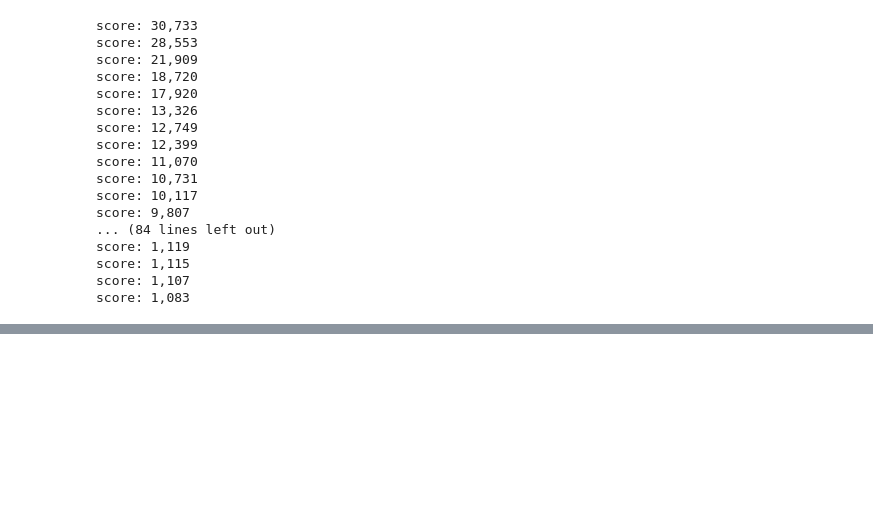
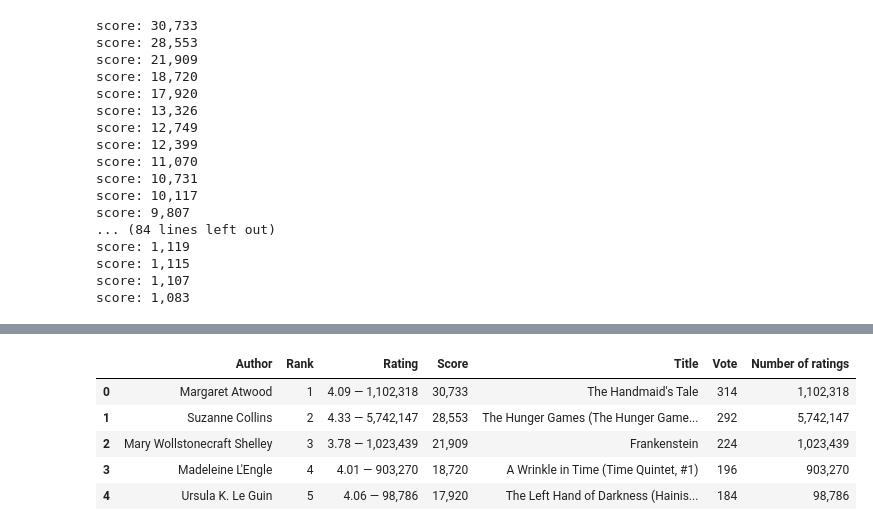
Before and after one commit to kandilysnc/foundations_homework, a Jupyter notebook: 08-homework/FEMALE_AUTHORS.ipynb, the cells around one changed output, grey strips where cells are left out. Saved outputs shown, nothing was run; the diff lists cells and outputs as text; code cells hidden in the pictures; blank space fills up the shorter version.

```diff
--- a/08-homework/FEMALE_AUTHORS.ipynb
+++ b/08-homework/FEMALE_AUTHORS.ipynb
@@ -168,0 +203,3 @@ sorted_votes
+# %%
+df['Score'] = df['Score'].str.replace("score:", " ", case = False)
+df.head()
@@ -168,0 +213,3 @@ sorted_votes
+# %%
+df['Vote'] = df['Vote'].str.replace("people voted", " ", case = False)
+df.head()
@@ -168,0 +243,10 @@ sorted_votes
+# %%
+df["Number of ratings"] = df['Rating'].str.extract(r"—(.*)", expand=True)
+df.head()
+# %% [output]
+|  | Author | Rank | Rating | Score | Title | Vote | Number of ratings |
+| 0 | Margaret Atwood | 1 | 4.09 — 1,102,318 | 30,733 | The Handmaid's Tale | 314 | 1,102,318 |
+| 1 | Suzanne Collins | 2 | 4.33 — 5,742,147 | 28,553 | The Hunger Games (The Hunger Game... | 292 | 5,742,147 |
+| 2 | Mary Wollstonecraft Shelley | 3 | 3.78 — 1,023,439 | 21,909 | Frankenstein | 224 | 1,023,439 |
+| 3 | Madeleine L'Engle | 4 | 4.01 — 903,270 | 18,720 | A Wrinkle in Time (Time Quintet, #1) | 196 | 903,270 |
+| 4 | Ursula K. Le Guin | 5 | 4.06 — 98,786 | 17,920 | The Left Hand of Darkness (Hainis... | 184 | 98,786 |
```
Also changed, not shown: parts of 13 cells of this notebook, 2 other files.
